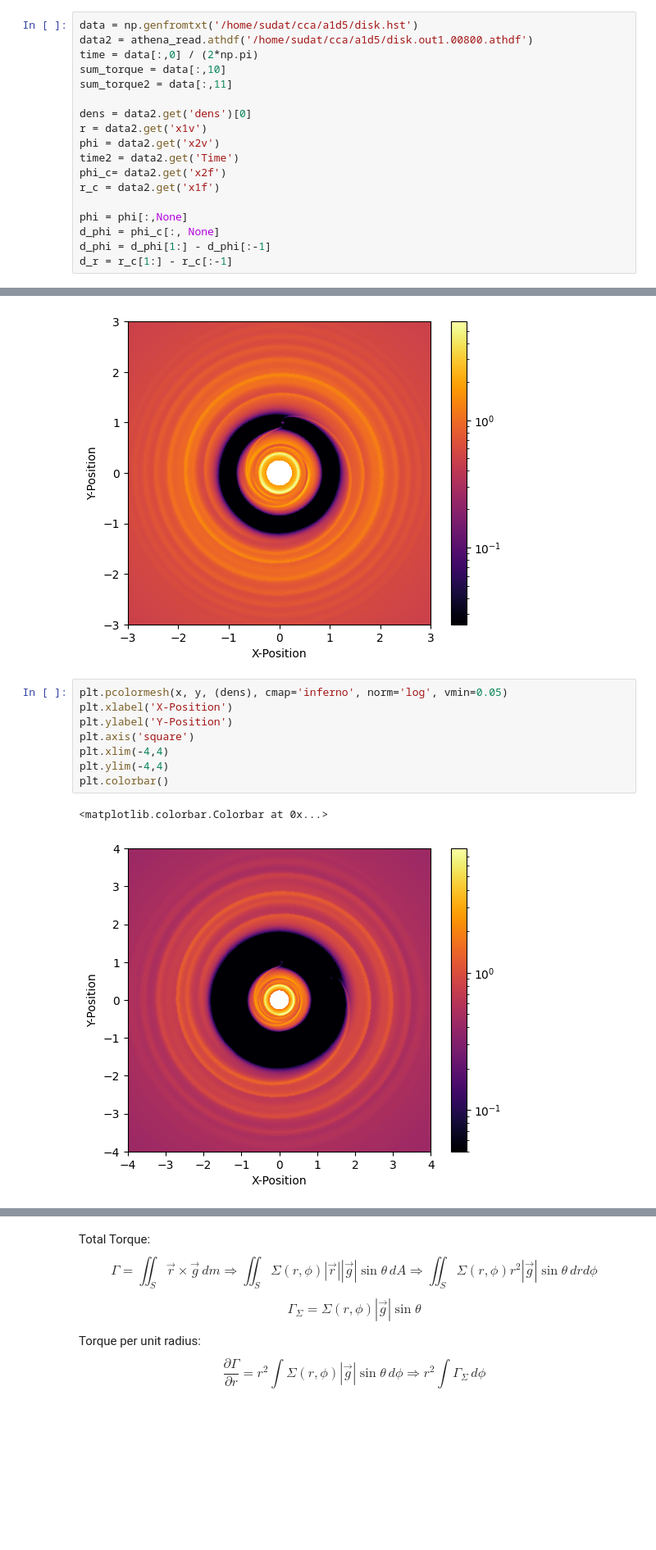
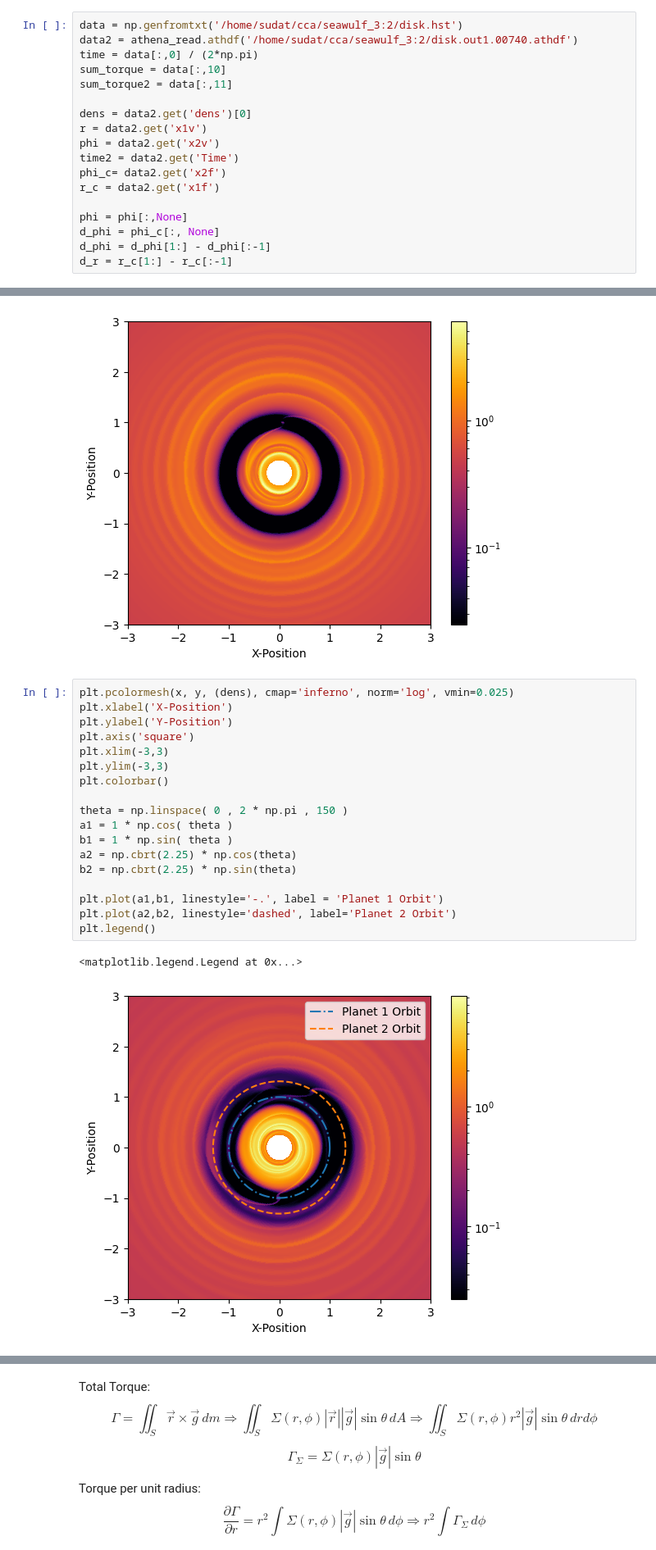
Before and after one commit to SudatKhan/athena_simulations, a Jupyter notebook: resonance_torque.ipynb, the cells around one changed output, grey strips where cells are left out. Shown at 82% size. Saved outputs shown, nothing was run; the diff lists cells and outputs as text; blank space fills up the shorter version.

```diff
--- a/resonance_torque.ipynb
+++ b/resonance_torque.ipynb
@@ -23,8 +23,8 @@ d_phip1 = phip1_c[:, None]
 d_phip1 = d_phip1[1:] - d_phip1[:-1]
 d_rp1 = rp1_c[1:] - rp1_c[:-1]
 # %%
-data = np.genfromtxt('/home/sudat/cca/a1d5/disk.hst')
-data2 = athena_read.athdf('/home/sudat/cca/a1d5/disk.out1.00800.athdf')
+data = np.genfromtxt('/home/sudat/cca/seawulf_3:2/disk.hst')
+data2 = athena_read.athdf('/home/sudat/cca/seawulf_3:2/disk.out1.00740.athdf')
 time = data[:,0] / (2*np.pi)
 sum_torque = data[:,10]
 sum_torque2 = data[:,11]
@@ -60,16 +60,26 @@ plt.colorbar()
 <matplotlib.colorbar.Colorbar at 0x...>
 [figure]
 # %%
-plt.pcolormesh(x, y, (dens), cmap='inferno', norm='log', vmin=0.05)
+plt.pcolormesh(x, y, (dens), cmap='inferno', norm='log', vmin=0.025)
 plt.xlabel('X-Position')
 plt.ylabel('Y-Position')
 plt.axis('square')
-plt.xlim(-4,4)
-plt.ylim(-4,4)
+plt.xlim(-3,3)
+plt.ylim(-3,3)
 plt.colorbar()
+
+theta = np.linspace( 0 , 2 * np.pi , 150 )
+a1 = 1 * np.cos( theta )
+b1 = 1 * np.sin( theta )
+a2 = np.cbrt(2.25) * np.cos(theta)
+b2 = np.cbrt(2.25) * np.sin(theta)
+
+plt.plot(a1,b1, linestyle='-.', label = 'Planet 1 Orbit')
+plt.plot(a2,b2, linestyle='dashed', label='Planet 2 Orbit')
+plt.legend()
 # %% [output]
-<matplotlib.colorbar.Colorbar at 0x...>
+<matplotlib.legend.Legend at 0x...>
-[figure, old version]
+[figure, new version]
 # %%
 plt.figure(figsize=(13,6))
 
```
Also changed, not shown: parts of 7 cells of this notebook.
